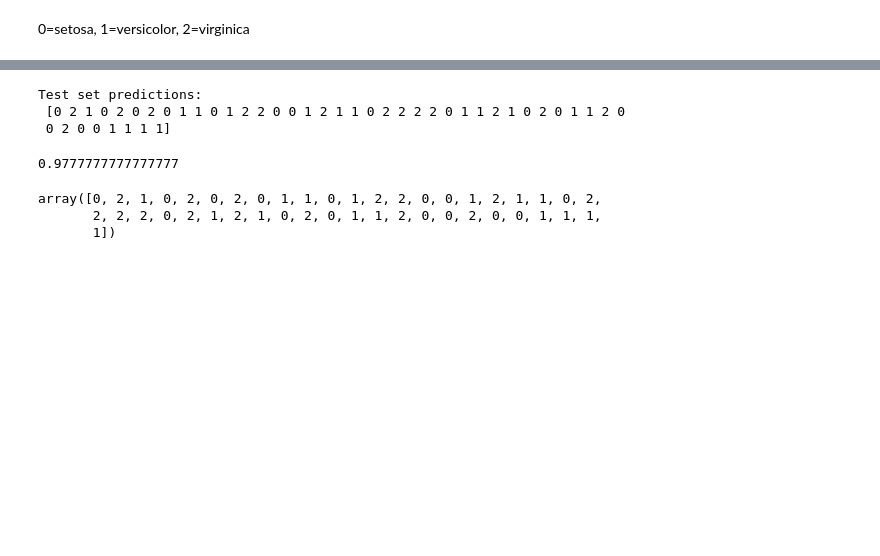
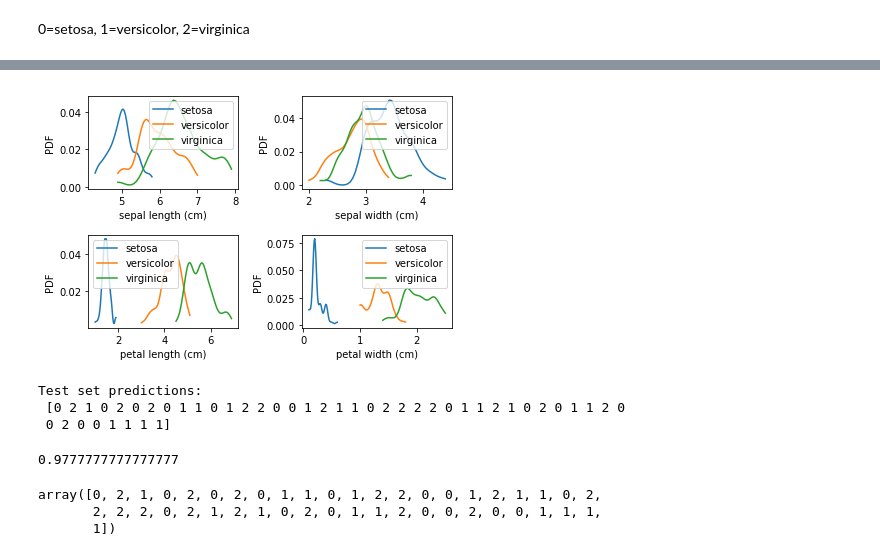
Before and after one commit to ASHSWAN1999/Bayes-vs-Machine-Learning-Comparison, a Jupyter notebook: project3.ipynb, the cells around one changed output, grey strips where cells are left out. Drawn from its saved outputs; the diff is of its cells as text; code cells hidden in the pictures; blank space fills up the shorter version.

```diff
--- a/project3.ipynb
+++ b/project3.ipynb
@@ -18,3 +53,22 @@ df = pd.DataFrame(X, columns=iris.feature_names)
+# %%
+for fl in [setosa,versicolor,virginica]:
+
+
+    for i, feature in enumerate(iris.feature_names):
+
+        kde = gaussian_kde(fl[feature],bw_method=0.3)
+
+        xs = np.linspace(fl[feature].min(), fl[feature].max())
+        ds = kde.evaluate(xs)
+        ds /= ds.sum()
+
+        plt.subplot(2,2,i+1)
+
+        plt.plot(xs, ds, label=iris.target_names[fl.flower[0]])
+
+        decorate(xlabel=feature, ylabel='PDF')
+# %% [output]
+[figure, added]
 # %%
 X_train, X_test, y_train, y_test =train_test_split(X, y, test_size=0.3, random_state=23, stratify=y)
 
```
Also changed, not shown: parts of 3 cells of this notebook, 1 other file.
